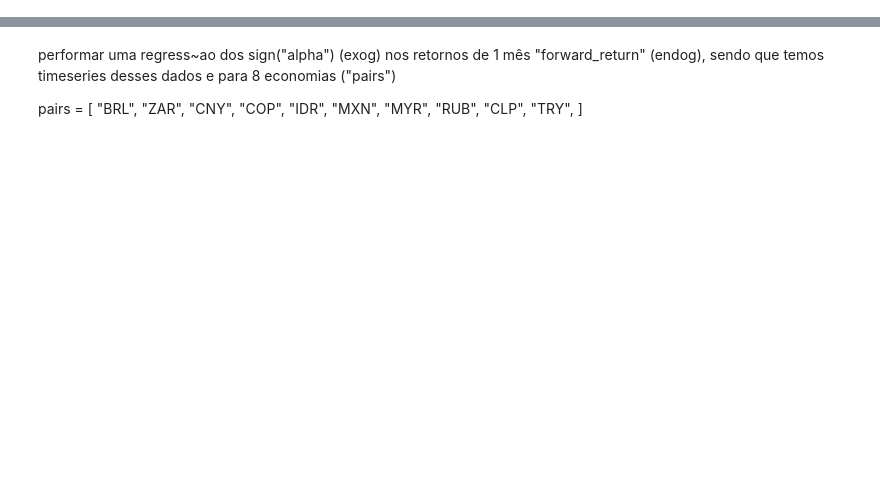
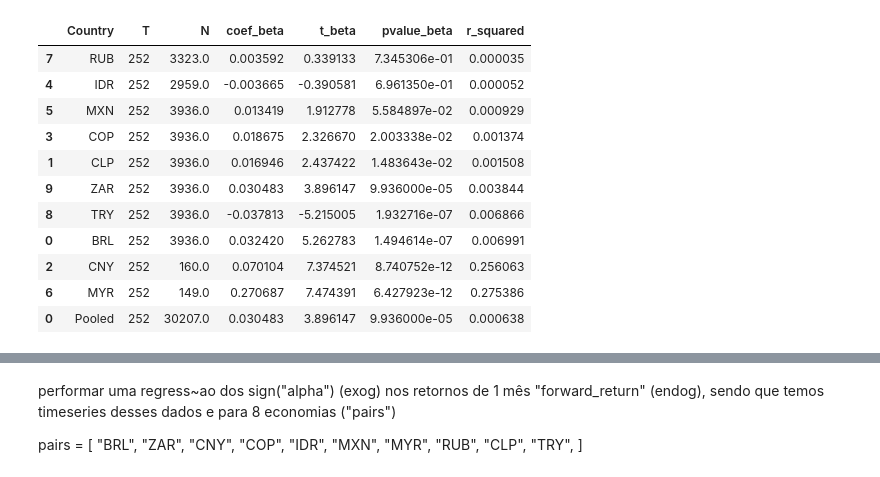
Before and after one commit to sambacode/asset_allocation, a Jupyter notebook: regressao_fx_cds.ipynb, the cells around one changed output, grey strips where cells are left out. Drawn from its saved outputs; the diff is of its cells as text; code cells hidden in the pictures; blank space fills up the shorter version.

```diff
--- a/regressao_fx_cds.ipynb
+++ b/regressao_fx_cds.ipynb
@@ -25,0 +159,98 @@ trackers
+# %%
+list_results = []
+for ccy in list_ccys:
+    cds = trackers[f"{ccy}_cds"].copy()
+    fx = trackers[f"{ccy}_fx"].copy()
+    cds_long_ret = np.log(cds).diff(252).dropna()
+    fx_long_ret = np.log(fx).diff(252).dropna()
+    beta = (
+        fx_long_ret.ewm(halflife=252).cov(cds_long_ret)
+        / cds_long_ret.ewm(halflife=252).var()
+    ).dropna().iloc[100:]
+
+    fx_short_ret = np.log(fx).diff(21).dropna()
+    Y = fx_short_ret.shift(-21).dropna()
+    X = (fx_long_ret - beta * cds_long_ret).dropna()
+    new_index = X.dropna().index.intersection(Y.dropna().index)
+
+    if not (Y.empty or new_index.empty):
+        X = X.reindex(new_index)
+        Y = Y.reindex(new_index)
+        X = sm.add_constant(X)
+        model = sm.OLS(Y, X).fit()
+        result = pd.Series(
+            {
+                "N": model.nobs,
+                "coef_beta": model.params.iloc[1],
+                "t_beta": model.tvalues.iloc[1],
+                "pvalue_beta": model.pvalues.iloc[1],
+                "r_squared": model.rsquared,
+            },
+            name=(ccy, 252),
+        )
+        list_results.append(result)
+
+df_results = pd.concat(list_results, axis=1).T.reset_index(names=["Country", "T"])
+df_results = df_results.sort_values("r_squared")
+# df_results
+
+pooled_X = []
+pooled_Y = []
+
+for ccy in list_ccys:
+    cds = trackers[f"{ccy}_cds"].copy()
+    fx = trackers[f"{ccy}_fx"].copy()
+    cds_long_ret = np.log(cds).diff(252).dropna()
+    fx_long_ret = np.log(fx).diff(252).dropna()
+    beta = (
+        fx_long_ret.ewm(halflife=252).cov(cds_long_ret)
+        / cds_long_ret.ewm(halflife=252).var()
+    ).dropna().iloc[100:]
+
+
+    fx_short_ret = np.log(fx).diff(21).dropna()
+    Y = fx_short_ret.shift(-21).dropna()
+    X = (fx_long_ret - beta * cds_long_ret).dropna()
+    new_index = X.dropna().index.intersection(Y.dropna().index)
+
+    if not (Y.empty or new_index.empty):
+        X = X.reindex(new_index)
+        Y = Y.reindex(new_index)
+        pooled_X.append(X)
+        pooled_Y.append(Y)
+
+pooled_X = pd.concat(pooled_X)
+pooled_Y = pd.concat(pooled_Y)
+pooled_X = sm.add_constant(pooled_X)
+
+pooled_model = sm.OLS(pooled_Y, pooled_X).fit()
+
+pooled_result = pd.Series(
+    {
+        "N": pooled_model.nobs,
+        "coef_beta": model.params.iloc[1],
+        "t_beta": model.tvalues.iloc[1],
+        "pvalue_beta": model.pvalues.iloc[1],
+        "r_squared": pooled_model.rsquared,
+    },
+    name=("Pooled", 252),
+)
+df_aggregated = pd.concat(
+    [df_results, pooled_result.to_frame().T.reset_index(names=["Country", "T"])]
+)
+
+df_aggregated.to_clipboard(excel=True, index=False)
+df_aggregated
+# %% [output]
+|  | Country | T | N | coef_beta | t_beta | pvalue_beta | r_squared |
+| 7 | RUB | 252 | 3323.0 | 0.003592 | 0.339133 | 7.345306e-01 | 0.000035 |
+| 4 | IDR | 252 | 2959.0 | -0.003665 | -0.390581 | 6.961350e-01 | 0.000052 |
+| 5 | MXN | 252 | 3936.0 | 0.013419 | 1.912778 | 5.584897e-02 | 0.000929 |
+| 3 | COP | 252 | 3936.0 | 0.018675 | 2.326670 | 2.003338e-02 | 0.001374 |
+| 1 | CLP | 252 | 3936.0 | 0.016946 | 2.437422 | 1.483643e-02 | 0.001508 |
+| 9 | ZAR | 252 | 3936.0 | 0.030483 | 3.896147 | 9.936000e-05 | 0.003844 |
+| 8 | TRY | 252 | 3936.0 | -0.037813 | -5.215005 | 1.932716e-07 | 0.006866 |
+| 0 | BRL | 252 | 3936.0 | 0.032420 | 5.262783 | 1.494614e-07 | 0.006991 |
+| 2 | CNY | 252 | 160.0 | 0.070104 | 7.374521 | 8.740752e-12 | 0.256063 |
+| 6 | MYR | 252 | 149.0 | 0.270687 | 7.474391 | 6.427923e-12 | 0.275386 |
+| 0 | Pooled | 252 | 30207.0 | 0.030483 | 3.896147 | 9.936000e-05 | 0.000638 |
```
Also changed, not shown: parts of 7 cells of this notebook.
